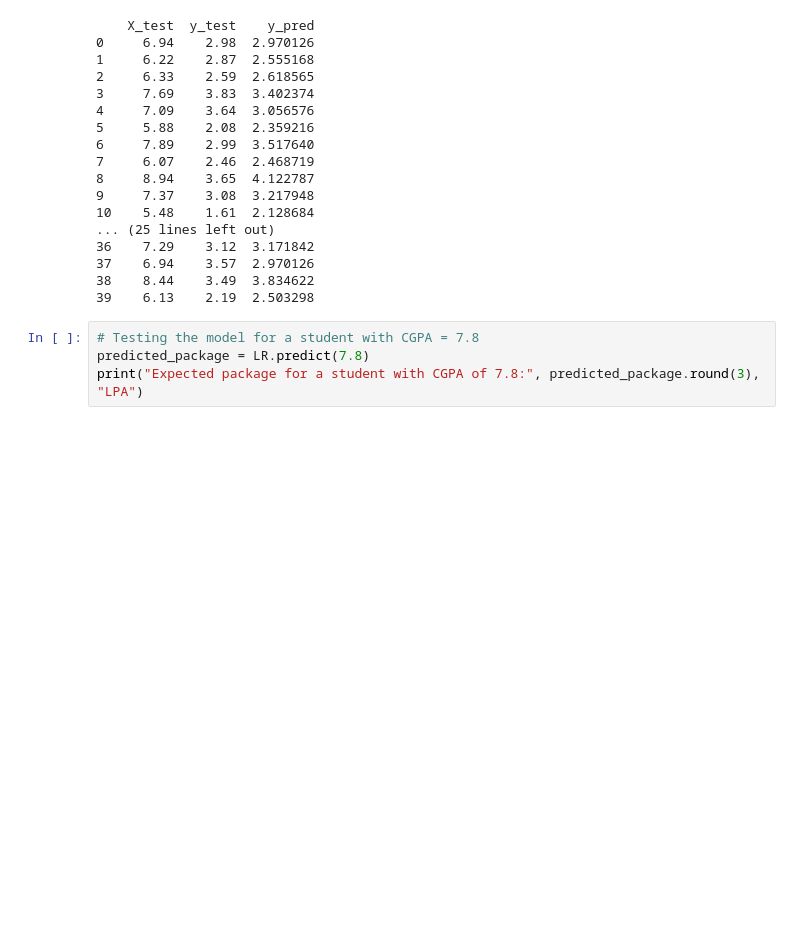
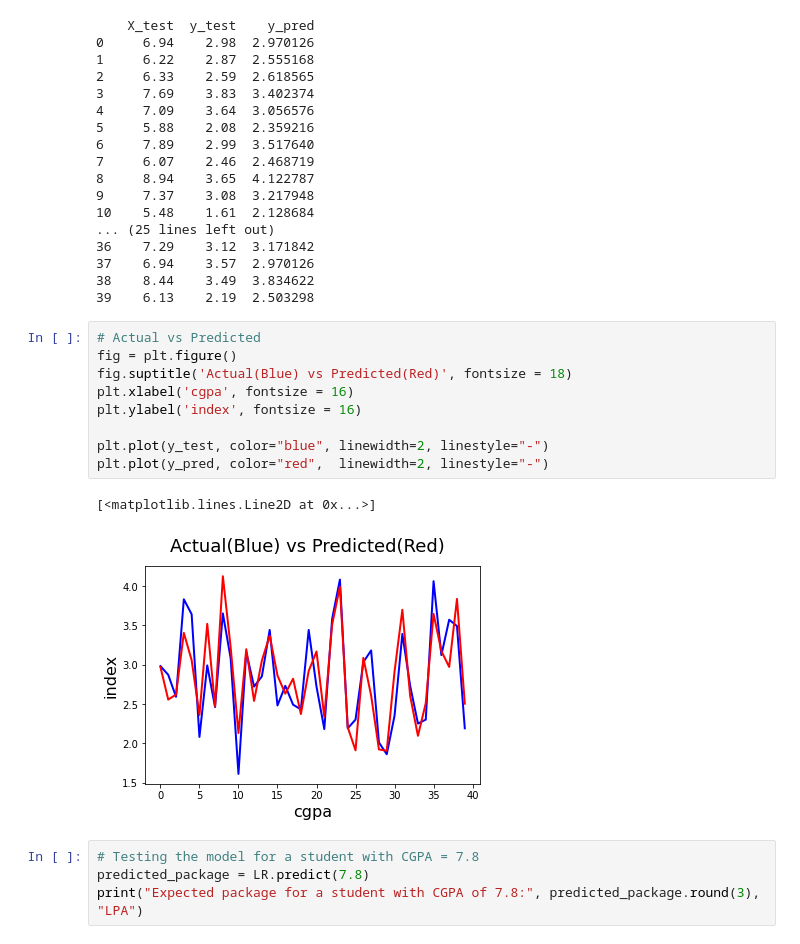
Before and after one commit to Sahil181045/Simple-Linear-Regression, a Jupyter notebook: Simple Linear Regression.ipynb, the cells around one changed output. Cells and saved outputs as stored; diff of their text form; blank space fills up the shorter version.

```diff
--- a/Simple Linear Regression.ipynb
+++ b/Simple Linear Regression.ipynb
@@ -118,6 +123,18 @@ print(pred_df)
 37    6.94    3.57  2.970126
 38    8.44    3.49  3.834622
 39    6.13    2.19  2.503298
+# %%
+# Actual vs Predicted
+fig = plt.figure()
+fig.suptitle('Actual(Blue) vs Predicted(Red)', fontsize = 18)
+plt.xlabel('cgpa', fontsize = 16)
+plt.ylabel('index', fontsize = 16)
+
+plt.plot(y_test, color="blue", linewidth=2, linestyle="-")
+plt.plot(y_pred, color="red",  linewidth=2, linestyle="-")
+# %% [output]
+[<matplotlib.lines.Line2D at 0x...>]
+[figure, added]
 # %%
 # Testing the model for a student with CGPA = 7.8
 predicted_package = LR.predict(7.8)
```
Also changed, not shown: parts of 7 cells of this notebook.
